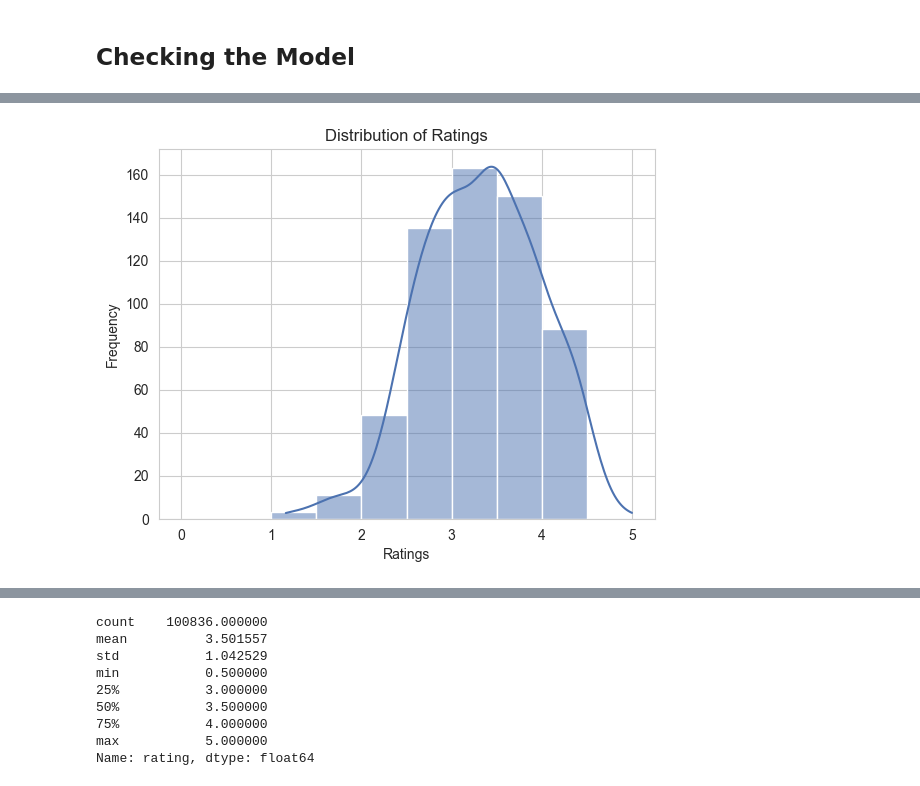
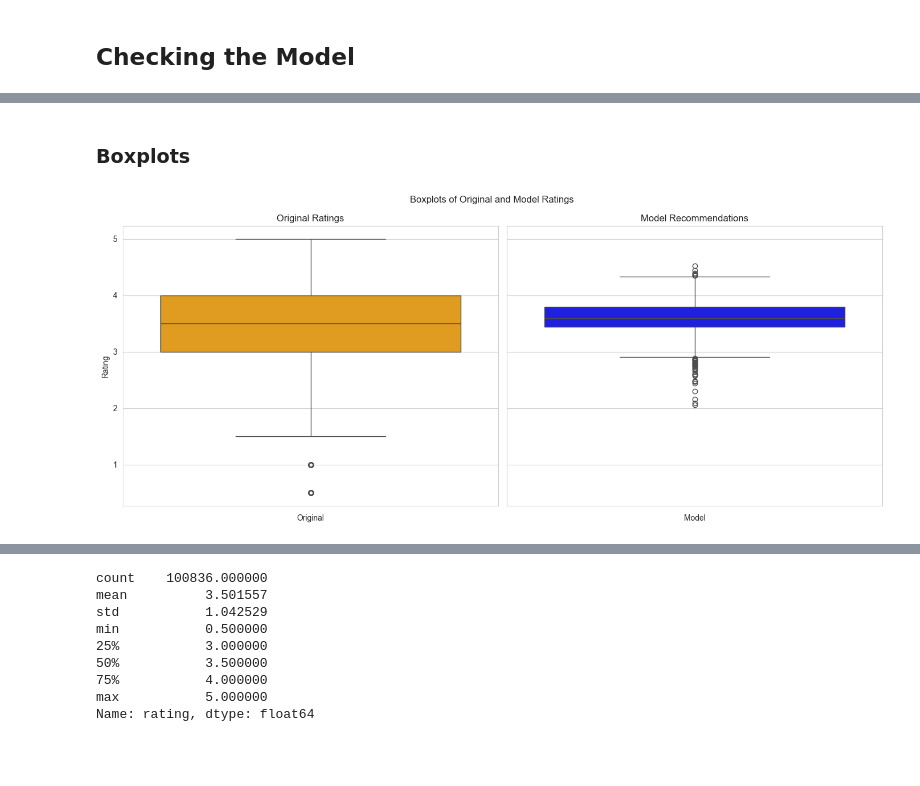
Before and after one commit to scottpitcher/Customer_RecommendationSystem, a Jupyter notebook: main.ipynb, the cells around one changed output, grey strips where cells are left out. Saved outputs shown, nothing was run; the diff lists cells and outputs as text; code cells hidden in the pictures; blank space fills up the shorter version.

```diff
--- a/main.ipynb
+++ b/main.ipynb
@@ -239,8 +307,25 @@ sns.scatterplot(ratings_list)
-# %%
-sns.histplot(ratings_list, bins=np.arange(0,5,0.5), kde=True)
-plt.xlabel('Ratings')
-plt.ylabel('Frequency')
-plt.title('Distribution of Ratings')
-plt.show()
-# %% [output]
-[figure, removed]
+# %% [markdown]
+### Boxplots
+# %%
+ratings_series = pd.Series(ratings_list)
+
+# Create subplots
+fig, axes = plt.subplots(1, 2, figsize=(14, 6), sharey=True)
+
+# Original Data
+sns.boxplot(y=ratings['rating'], ax=axes[0], color='orange')
+axes[0].set_title('Original Ratings')
+axes[0].set_xlabel('Original')
+axes[0].set_ylabel('Rating')
+
+# Model Data
+sns.boxplot(y=ratings_series, ax=axes[1], color='blue')
+axes[1].set_title('Model Recommendations')
+axes[1].set_xlabel('Model')
+
+# Adjust layout
+plt.suptitle('Boxplots of Original and Model Ratings')
+plt.tight_layout()
+plt.show()
+# %% [output]
+[figure, added]
```
Also changed, not shown: parts of 24 cells of this notebook.
